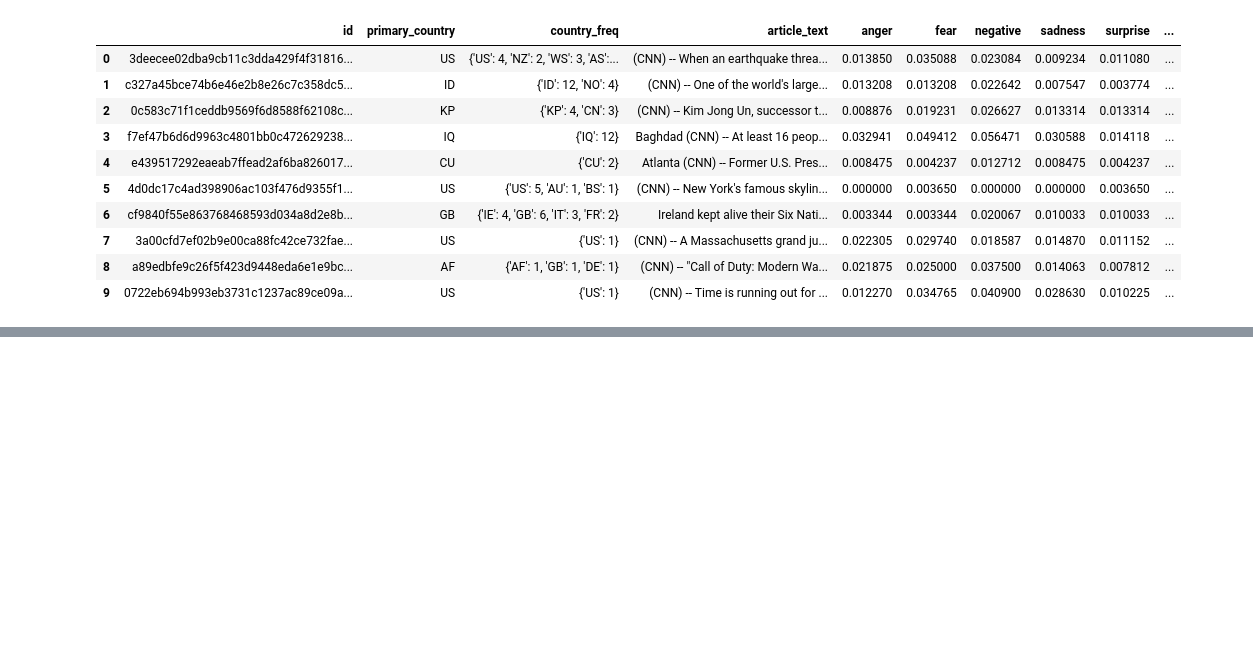
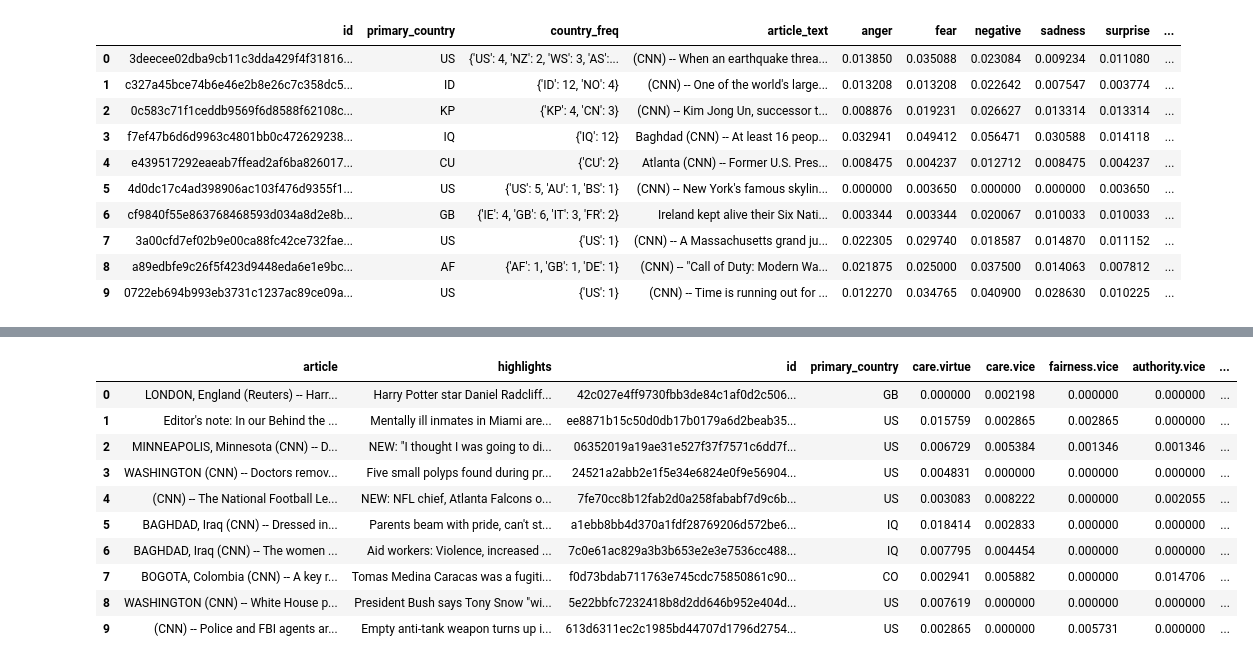
Before and after one commit to Norinasayande/Voices-in-the-news, a Jupyter notebook: NRC_lexicon_and _other.ipynb, the cells around one changed output, grey strips where cells are left out. Cells and saved outputs as stored; diff of their text form; code cells hidden in the pictures; blank space fills up the shorter version.

```diff
--- a/NRC_lexicon_and _other.ipynb
+++ b/NRC_lexicon_and _other.ipynb
@@ -523,0 +572,29 @@ df.head(10)
+# %%
+df_label["mfd2_scores"] = df_label["article"].apply(get_mfd2_scores)
+mfd2_df = df_label["mfd2_scores"].apply(pd.Series).fillna(0)
+df_label = pd.concat([df_label, mfd2_df], axis=1)
+df_label.drop(columns=["mfd2_scores"], inplace=True)
+# %%
+# based on these outputs we can see the features that have low actual accuracy and we can decide to drop them from the model
+
+# KEEP — reliable signal, theoretically relevant, clean triggers
+keep_categories = [
+    'care.vice',        # strongest category overall - conflict/harm language
+    'care.virtue',      # good signal - aid/protection language
+    'fairness.vice',    # clean after removals - corruption/discrimination
+    'authority.vice',   # theoretically key - chaos/rebellion framing
+]
+
+# DROP — too noisy, too sparse, or theoretically weak for your RQ
+drop_categories = [
+    'fairness.virtue',   # legal procedural vocab dominates
+    'loyalty.virtue',    # proper nouns dominated even after cleaning
+    'loyalty.vice',      # only 4 unique words, near zero counts
+    'authority.virtue',  # institutional vocab fires regardless of framing
+    'sanctity.virtue',   # religion-dominated, not generalizable
+    'sanctity.vice',     # medical/animal noise too prominent
+]
+
+for cat in drop_categories:
+    if cat in df_label.columns:
+        df_label = df_label.drop(columns=[cat])
@@ -523,0 +646,28 @@ df.head(10)
+# %%
+df_label["mfd2_scores"] = df_label["article"].apply(get_mfd2_scores)
+mfd2_df = df_label["mfd2_scores"].apply(pd.Series).fillna(0)
+df_label = pd.concat([df_label, mfd2_df], axis=1)
+df_label.drop(columns=["mfd2_scores"], inplace=True)
+
+for word in all_noise_words:
+    if word in word_to_foundation:
+        del word_to_foundation[word]
+        removed += 1
+# %%
+
+for cat in drop_categories:
+    if cat in df_label.columns:
+        df_label = df_label.drop(columns=[cat])
+df_label.head(10)
+# %% [output]
+|  | article | highlights | id | primary_country | care.virtue | care.vice | fairness.vice | authority.vice | ... |
+| 0 | LONDON, England (Reuters) -- Harr... | Harry Potter star Daniel Radcliff... | 42c027e4ff9730fbb3de84c1af0d2c506... | GB | 0.000000 | 0.002198 | 0.000000 | 0.000000 | ... |
+| 1 | Editor's note: In our Behind the ... | Mentally ill inmates in Miami are... | ee8871b15c50d0db17b0179a6d2beab35... | US | 0.015759 | 0.002865 | 0.002865 | 0.000000 | ... |
+| 2 | MINNEAPOLIS, Minnesota (CNN) -- D... | NEW: "I thought I was going to di... | 06352019a19ae31e527f37f7571c6dd7f... | US | 0.006729 | 0.005384 | 0.001346 | 0.001346 | ... |
+| 3 | WASHINGTON (CNN) -- Doctors remov... | Five small polyps found during pr... | 24521a2abb2e1f5e34e6824e0f9e56904... | US | 0.004831 | 0.000000 | 0.000000 | 0.000000 | ... |
+| 4 | (CNN) -- The National Football Le... | NEW: NFL chief, Atlanta Falcons o... | 7fe70cc8b12fab2d0a258fababf7d9c6b... | US | 0.003083 | 0.008222 | 0.000000 | 0.002055 | ... |
+| 5 | BAGHDAD, Iraq (CNN) -- Dressed in... | Parents beam with pride, can't st... | a1ebb8bb4d370a1fdf28769206d572be6... | IQ | 0.018414 | 0.002833 | 0.000000 | 0.000000 | ... |
+| 6 | BAGHDAD, Iraq (CNN) -- The women ... | Aid workers: Violence, increased ... | 7c0e61ac829a3b3b653e2e3e7536cc488... | IQ | 0.007795 | 0.004454 | 0.000000 | 0.000000 | ... |
+| 7 | BOGOTA, Colombia (CNN) -- A key r... | Tomas Medina Caracas was a fugiti... | f0d73bdab711763e745cdc75850861c90... | CO | 0.002941 | 0.005882 | 0.000000 | 0.014706 | ... |
+| 8 | WASHINGTON (CNN) -- White House p... | President Bush says Tony Snow "wi... | 5e22bbfc7232418b8d2dd646b952e404d... | US | 0.007619 | 0.000000 | 0.000000 | 0.000000 | ... |
+| 9 | (CNN) -- Police and FBI agents ar... | Empty anti-tank weapon turns up i... | 613d6311ec2c1985bd44707d1796d2754... | US | 0.002865 | 0.000000 | 0.005731 | 0.000000 | ... |
```
Also changed, not shown: parts of 17 cells of this notebook.
